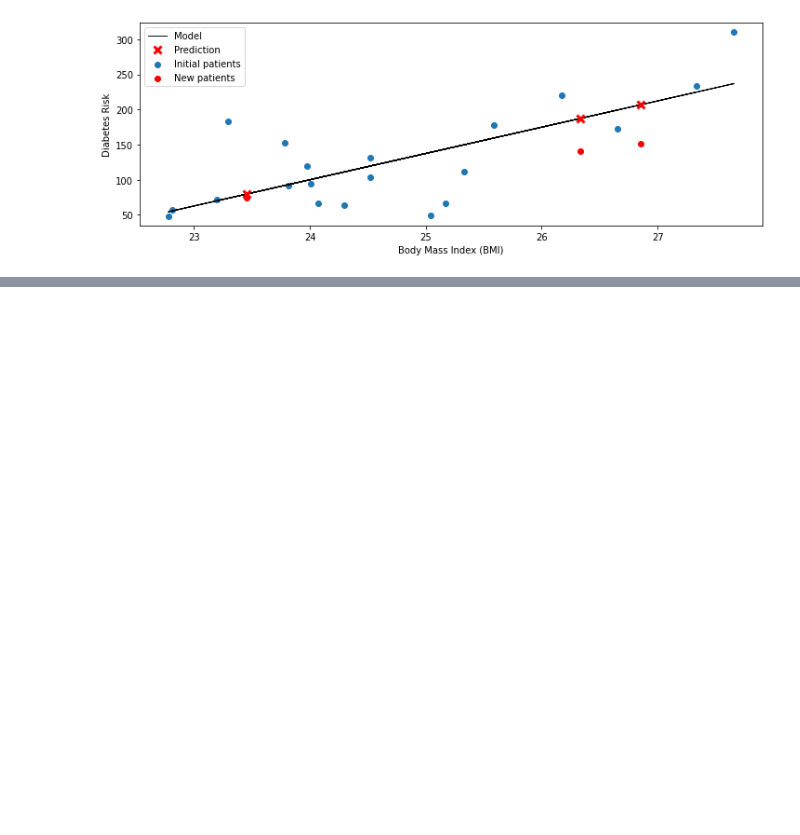
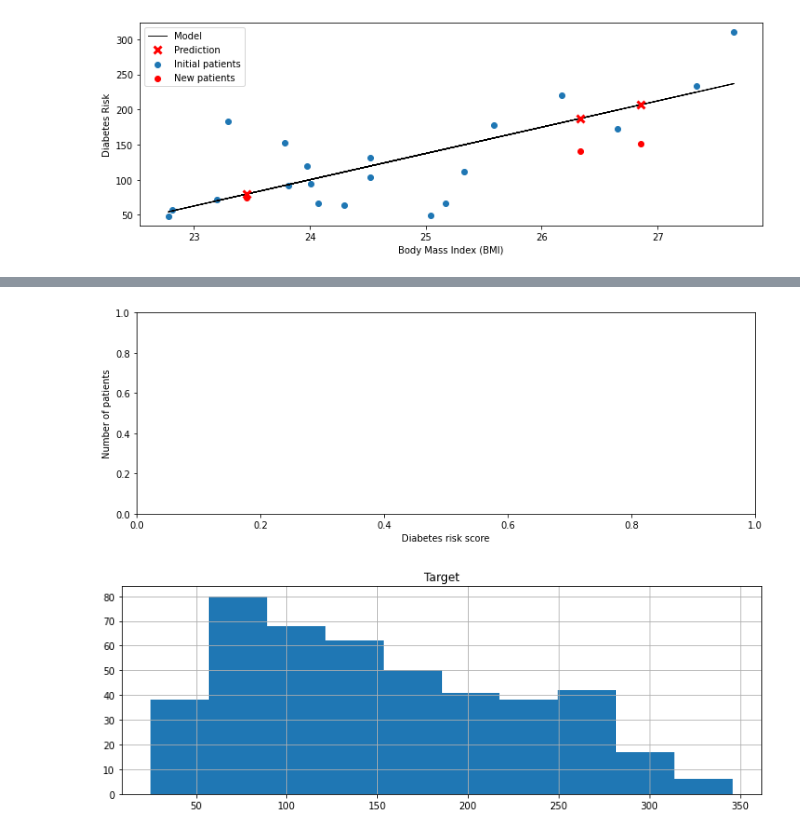
Before and after one commit to ShaunakSen/Data-Science-and-Machine-Learning, a Jupyter notebook: Applied_ML_CS_5785.ipynb, the cells around one changed output, grey strips where cells are left out. Saved outputs shown, nothing was run; the diff lists cells and outputs as text; code cells hidden in the pictures; blank space fills up the shorter version.

```diff
--- a/Applied_ML_CS_5785.ipynb
+++ b/Applied_ML_CS_5785.ipynb
@@ -281,0 +406,9 @@ plt.legend(['Model', 'Prediction', 'Initial patients', 'New patients'])
+# %%
+diabetes_y = pd.DataFrame(data=diabetes_y, columns=['Target'])
+# %%
+plt.xlabel('Diabetes risk score')
+plt.ylabel('Number of patients')
+diabetes_y.hist();
+# %% [output]
+[figure, added]
+[figure, added]
```
Also changed, not shown: parts of 26 cells of this notebook.
